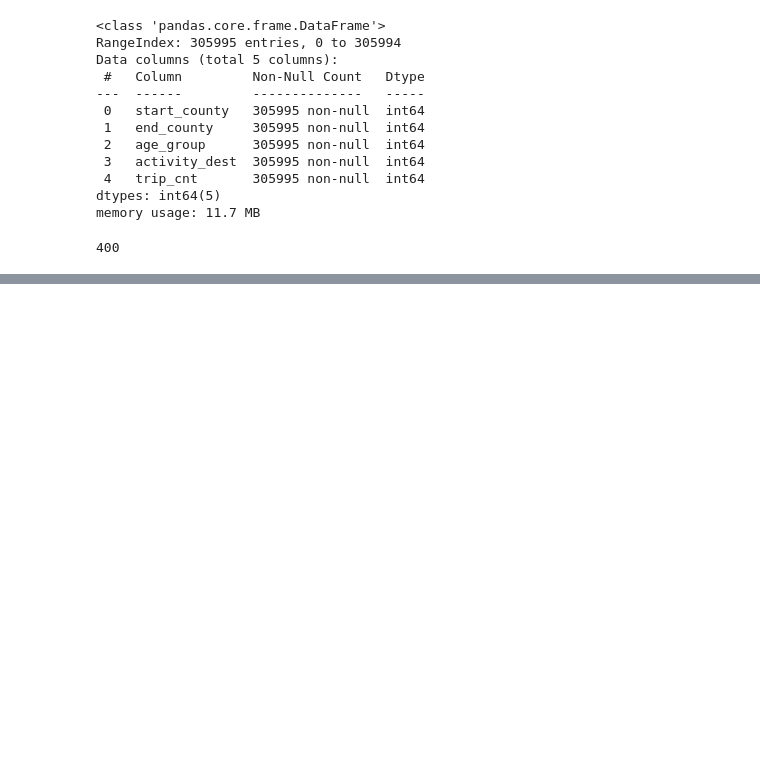
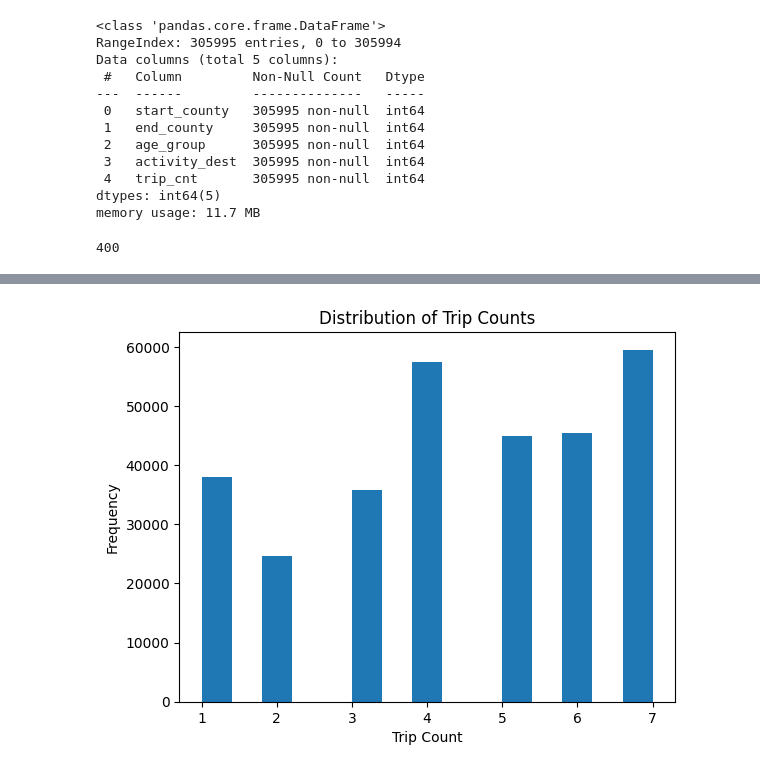
Before and after one commit to iheziqi/amse-project, a Jupyter notebook: exploration.ipynb, the cells around one changed output, grey strips where cells are left out. Saved outputs shown, nothing was run; the diff lists cells and outputs as text; code cells hidden in the pictures; blank space fills up the shorter version.

```diff
--- a/exploration.ipynb
+++ b/exploration.ipynb
@@ -55,0 +159,8 @@ memory usage: 11.7 MB
+# %%
+plt.hist(df['activity_dest'], bins=15)
+plt.xlabel('Trip Count')
+plt.ylabel('Frequency')
+plt.title('Distribution of Trip Counts')
+plt.show()
+# %% [output]
+[figure, added]
```
Also changed, not shown: parts of 19 cells of this notebook, 1 other file.
